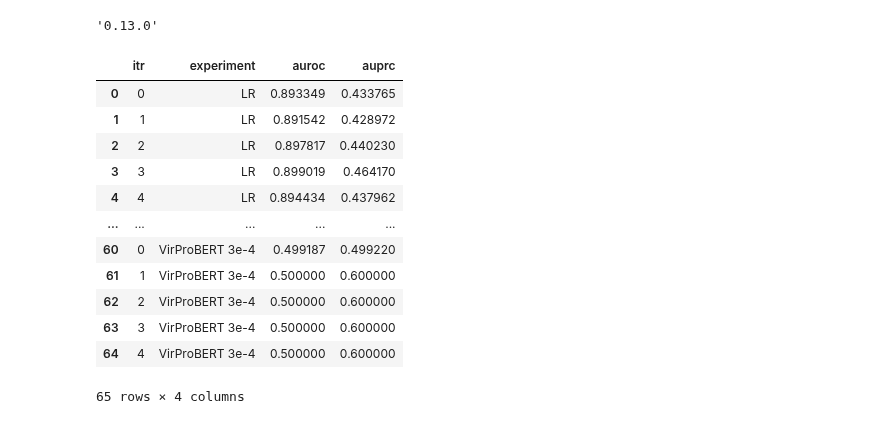
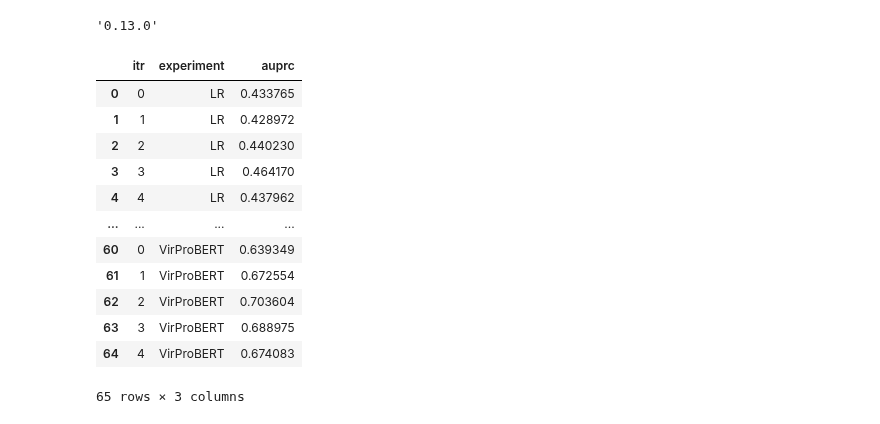
Before and after one commit to NSF-COMPASS-Center/HAVEN, a Jupyter notebook: src/jupyter_notebooks/results-analysis/uniref90/uniref90_embl_all_models_auprc_stats_analysis.ipynb, the cells around one changed output. Drawn from its saved outputs; the diff is of its cells as text; code cells hidden in the pictures.

```diff
--- a/src/jupyter_notebooks/results-analysis/uniref90/uniref90_embl_all_models_auprc_stats_analysis.ipynb
+++ b/src/jupyter_notebooks/results-analysis/uniref90/uniref90_embl_all_models_auprc_stats_analysis.ipynb
@@ -78,24 +74,25 @@ DEFAULT_FIGURE_CONFIG = {
 # %%
 # df = pd.read_csv(os.path.join(os.getcwd(), "..", "..", "..", "..", "..", "output/evaluation/uniref90/20240517/host_multi_all_models/host_multi_all_models_evaluation_metrics.csv"))
 # df = pd.read_csv(os.path.join(os.getcwd(), "..", "..", "..", "..", "..", "output/evaluation/uniref90/20240611/host_multi_all_models/host_multi_all_models-msl2048_evaluation_metrics.csv"))
 #df = pd.read_csv(os.path.join(os.getcwd(), "..",  "..", "..", "..", "output/evaluation/uniref90/20241106/host_multi/host_multi_all_models_evaluation_metrics.csv"))
-df = pd.read_csv(os.path.join(os.getcwd(), "..",  "..", "..", "..", "output/evaluation/uniref90/20241127/host_multi/host_multi_all_models_evaluation_metrics.csv"))
+# df = pd.read_csv(os.path.join(os.getcwd(), "..",  "..", "..", "..", "output/evaluation/uniref90/20241127/host_multi/host_multi_all_models_evaluation_metrics.csv"))
+df = pd.read_csv(os.path.join(os.getcwd(), "..",  "..", "..", "..", "output/evaluation/uniref90/20241202/host_multi/host_multi_all_models_evaluation_metrics.csv"))
 df.drop(columns="Unnamed: 0", inplace=True)
 df
 # %% [output]
-|  | itr | experiment | auroc | auprc |
-| 0 | 0 | LR | 0.893349 | 0.433765 |
-| 1 | 1 | LR | 0.891542 | 0.428972 |
-| 2 | 2 | LR | 0.897817 | 0.440230 |
-| 3 | 3 | LR | 0.899019 | 0.464170 |
-| 4 | 4 | LR | 0.894434 | 0.437962 |
-| ... | ... | ... | ... | ... |
-| 60 | 0 | VirProBERT 3e-4 | 0.499187 | 0.499220 |
-| 61 | 1 | VirProBERT 3e-4 | 0.500000 | 0.600000 |
-| 62 | 2 | VirProBERT 3e-4 | 0.500000 | 0.600000 |
-| 63 | 3 | VirProBERT 3e-4 | 0.500000 | 0.600000 |
-| 64 | 4 | VirProBERT 3e-4 | 0.500000 | 0.600000 |
+|  | itr | experiment | auprc |
+| 0 | 0 | LR | 0.433765 |
+| 1 | 1 | LR | 0.428972 |
+| 2 | 2 | LR | 0.440230 |
+| 3 | 3 | LR | 0.464170 |
+| 4 | 4 | LR | 0.437962 |
+| ... | ... | ... | ... |
+| 60 | 0 | VirProBERT | 0.639349 |
+| 61 | 1 | VirProBERT | 0.672554 |
+| 62 | 2 | VirProBERT | 0.703604 |
+| 63 | 3 | VirProBERT | 0.688975 |
+| 64 | 4 | VirProBERT | 0.674083 |
-65 rows × 4 columns
+65 rows × 3 columns
 # %%
 df = df.replace({"experiment": {"LR-maxitr5000": "LR", "Protein-BERT": "ProteinBERT", "VirPro-BERT": "VirProBERT", "Protein-BERT_new_ds": "ProteinBERT"}})
 # %%
```
Also changed, not shown: parts of 6 cells of this notebook.
